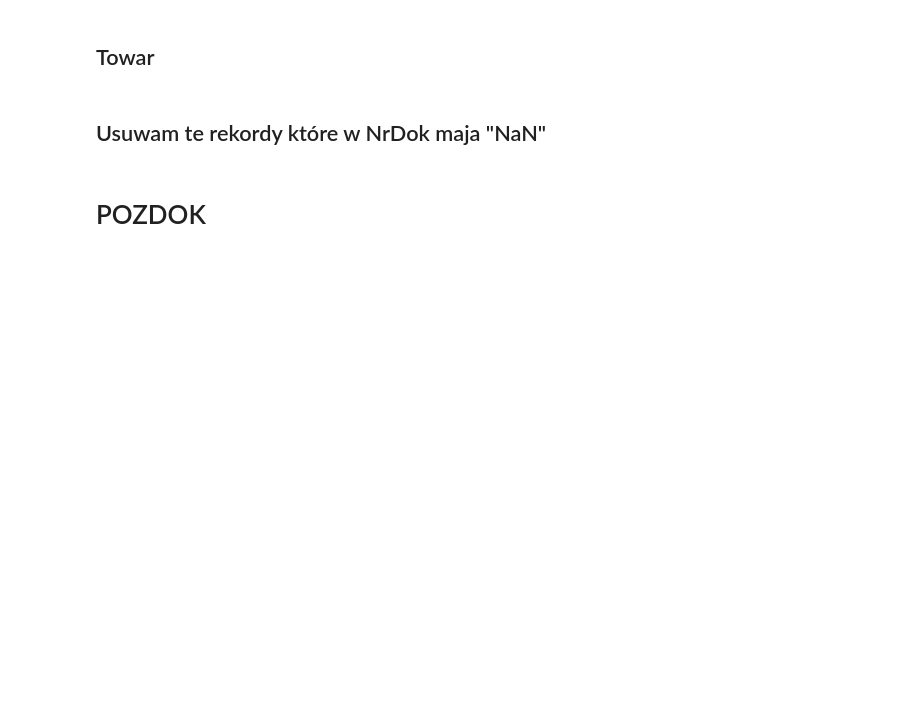
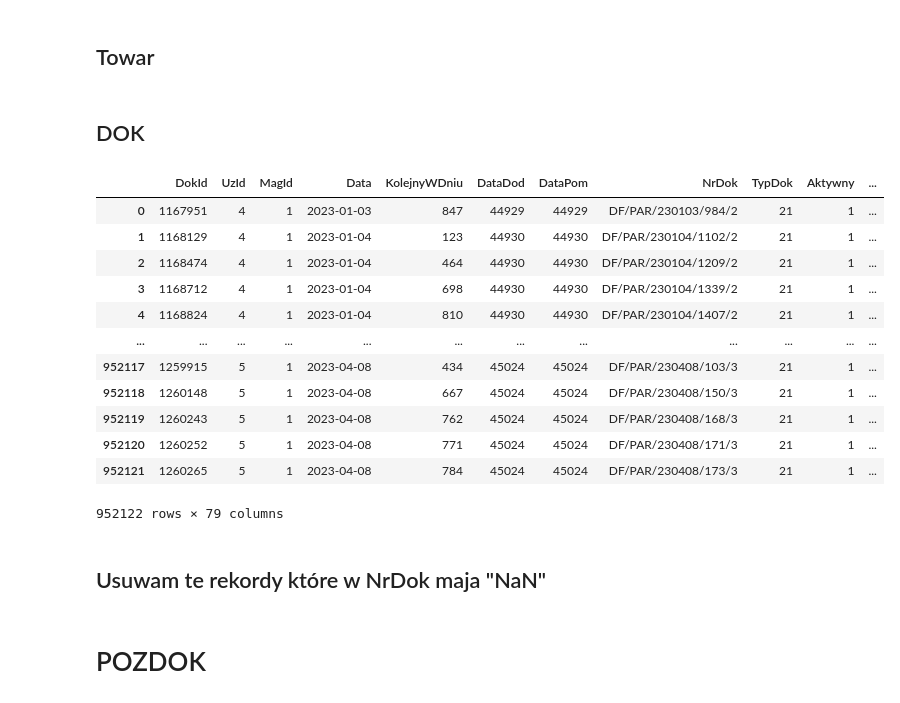
Before and after one commit to mixer123/analiza_sprzedazy, a Jupyter notebook: dane_all_product.ipynb, the cells around one changed output. Drawn from its saved outputs; the diff is of its cells as text; code cells hidden in the pictures; blank space fills up the shorter version.

```diff
--- a/dane_all_product.ipynb
+++ b/dane_all_product.ipynb
@@ -138,0 +136,2 @@ dok = pd.read_parquet('dane/dok.parquet')
+# %% [markdown]
+## DOK
@@ -139,3 +141,19 @@ dok = pd.read_parquet('dane/dok.parquet')
+# %%
+dok
+# %% [output]
+|  | DokId | UzId | MagId | Data | KolejnyWDniu | DataDod | DataPom | NrDok | TypDok | Aktywny | ... |
+| 0 | 1167951 | 4 | 1 | 2023-01-03 | 847 | 44929 | 44929 | DF/PAR/230103/984/2 | 21 | 1 | ... |
+| 1 | 1168129 | 4 | 1 | 2023-01-04 | 123 | 44930 | 44930 | DF/PAR/230104/1102/2 | 21 | 1 | ... |
+| 2 | 1168474 | 4 | 1 | 2023-01-04 | 464 | 44930 | 44930 | DF/PAR/230104/1209/2 | 21 | 1 | ... |
+| 3 | 1168712 | 4 | 1 | 2023-01-04 | 698 | 44930 | 44930 | DF/PAR/230104/1339/2 | 21 | 1 | ... |
+| 4 | 1168824 | 4 | 1 | 2023-01-04 | 810 | 44930 | 44930 | DF/PAR/230104/1407/2 | 21 | 1 | ... |
+| ... | ... | ... | ... | ... | ... | ... | ... | ... | ... | ... | ... |
+| 952117 | 1259915 | 5 | 1 | 2023-04-08 | 434 | 45024 | 45024 | DF/PAR/230408/103/3 | 21 | 1 | ... |
+| 952118 | 1260148 | 5 | 1 | 2023-04-08 | 667 | 45024 | 45024 | DF/PAR/230408/150/3 | 21 | 1 | ... |
+| 952119 | 1260243 | 5 | 1 | 2023-04-08 | 762 | 45024 | 45024 | DF/PAR/230408/168/3 | 21 | 1 | ... |
+| 952120 | 1260252 | 5 | 1 | 2023-04-08 | 771 | 45024 | 45024 | DF/PAR/230408/171/3 | 21 | 1 | ... |
+| 952121 | 1260265 | 5 | 1 | 2023-04-08 | 784 | 45024 | 45024 | DF/PAR/230408/173/3 | 21 | 1 | ... |
+952122 rows × 79 columns
 # %%
 dok = dok.drop(columns=['UzId',
 'MagId',
```
Also changed, not shown: parts of 15 cells of this notebook, 1 other file.
